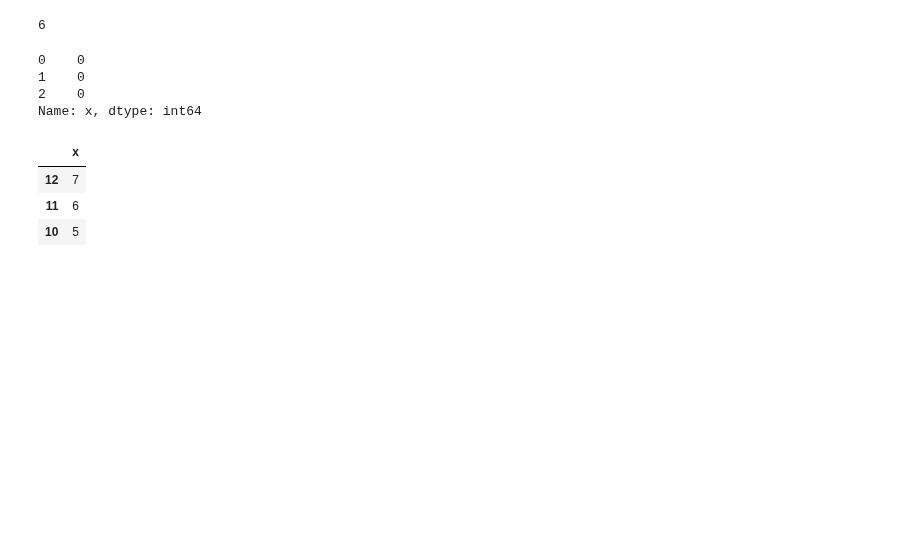
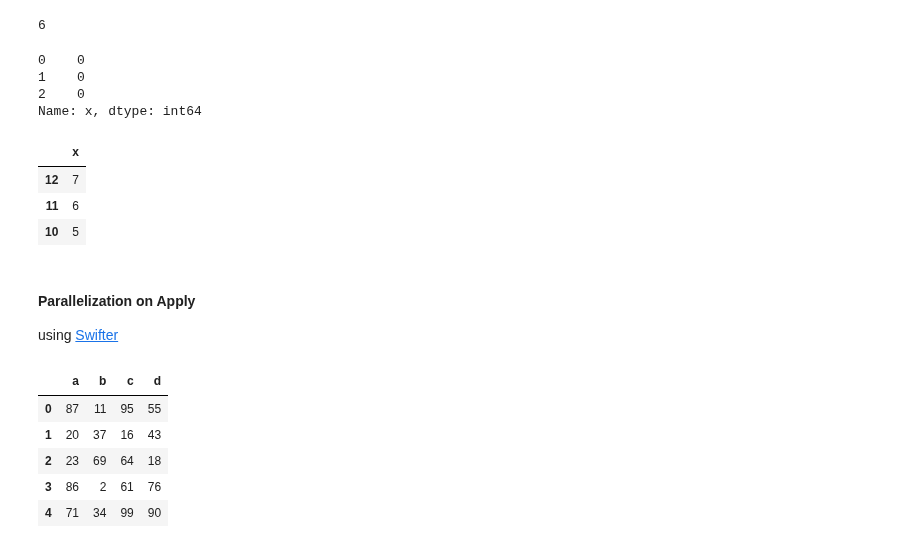
Before and after one commit to rsouza/FGV_Intro_DS, a Jupyter notebook: notebooks/Intro_Pandas.ipynb, the cells around one changed output. Cells and saved outputs as stored; diff of their text form; code cells hidden in the pictures; blank space fills up the shorter version.

Commit message:
Added parallelization to apply example

```diff
--- a/notebooks/Intro_Pandas.ipynb
+++ b/notebooks/Intro_Pandas.ipynb
@@ -563,3 +565,7 @@ df.nlargest(3, 'x')
 | 12 | 7 |
 | 11 | 6 |
 | 10 | 5 |
+# %% [markdown]
+#### Parallelization on Apply
+
+using [Swifter](https://github.com/jmcarpenter2/swifter)
@@ -565,0 +574,11 @@ df.nlargest(3, 'x')
+# %%
+pdf = pd.DataFrame(np.random.randint(0,100,size=(25000000, 4)),columns=list('abcd'))
+# %%
+pdf.head()
+# %% [output]
+|  | a | b | c | d |
+| 0 | 87 | 11 | 95 | 55 |
+| 1 | 20 | 37 | 16 | 43 |
+| 2 | 23 | 69 | 64 | 18 |
+| 3 | 86 | 2 | 61 | 76 |
+| 4 | 71 | 34 | 99 | 90 |
```
Also changed, not shown: parts of 20 cells of this notebook.
